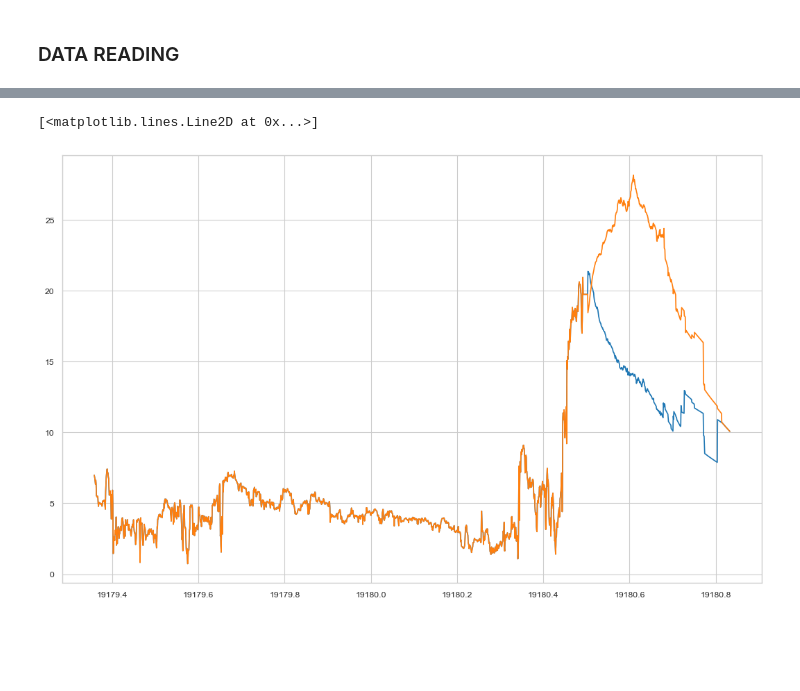
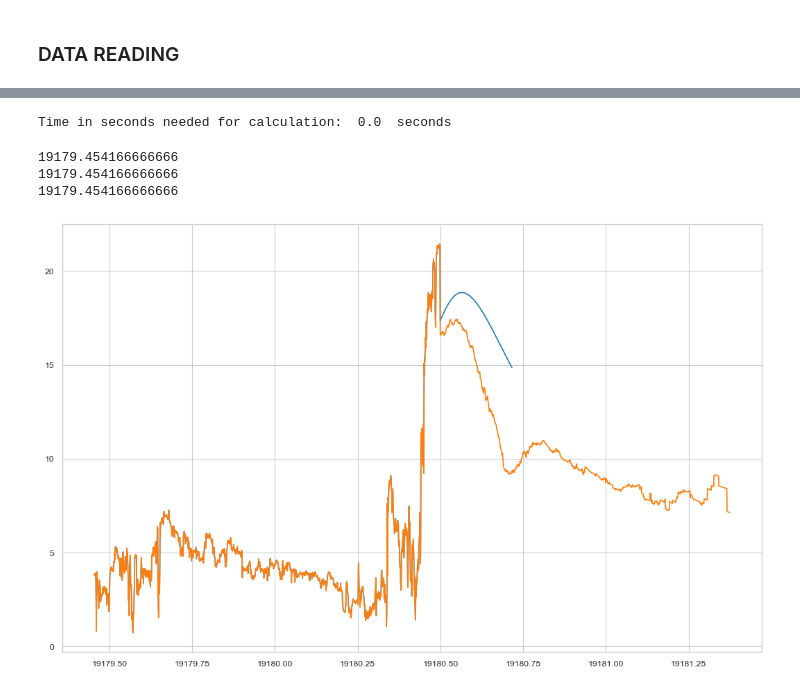
Before and after one commit to EvaWeiler/real-time, a Jupyter notebook: sub_l1_monitoring_real_time_3DCORE.ipynb, the cells around one changed output, grey strips where cells are left out. Saved outputs shown, nothing was run; the diff lists cells and outputs as text; code cells hidden in the pictures; blank space fills up the shorter version.

```diff
--- a/sub_l1_monitoring_real_time_3DCORE.ipynb
+++ b/sub_l1_monitoring_real_time_3DCORE.ipynb
@@ -99,2 +59,16 @@ print(time_dst[0], time_dst[-1])
+# %%
+#file = open('data_3DCORE/3dcore_dscovr_2024Oct10_fromlasttfit.pickle', 'rb')
+#file = open('data_3DCORE/3dcore_dscovr_2024Oct10_fromlasttfit_3.pickle', 'rb')
+
+file_fr = open('data_3DCORE/3dcore_dscovr_2022Jul07_fluxrope_65min.pickle', 'rb')
+time_dst, btt_dst, bxx_dst, byy_dst, bzz_dst, denss_dst, vell_dst = pickle.load(file_fr)
+
+file_err = open('data_3DCORE/3dcore_dscovr_2022Jul07_ensemble_65min.pickle', 'rb')
+time_sig, bt0_sig, bt1_sig, bx0_sig, bx1_sig, by0_sig, by1_sig, bz0_sig, bz1_sig, dens_sig, vel_sig = pickle.load(file_err)
+
+file_err2 = open('data_3DCORE/3dcore_dscovr_2022Jul07_ensemble_65min_2sig.pickle', 'rb')
+time_2sig, bt0_2sig, bt1_2sig, bx0_2sig, bx1_2sig, by0_2sig, by1_2sig, bz0_2sig, bz1_2sig, dens_2sig, vel_2sig = pickle.load(file_err2)
+
+year = time_dst[0].year
 # %%
 [olr, olr_header] = pickle.load(open('data_3DCORE/omni_1963_now.p', 'rb'))
@@ -355,4 +410,6 @@ if ensemble:
 # %%
+start_time_calculation = time.time()
+
 
 #for x in range(n_ensembles):
 
@@ -362,25 +419,32 @@ sc_fr_dst['dst'] = pred.calc_dst_temerin_li(sc_fr_dst['time'], sc_fr_dst['btot']
 sc_0['symh'] = pred.calc_dst_temerin_li(sc_0['time'], sc_0['btot'], sc_0['bx'], sc_0['by'], sc_0['bz'], sc_0['speed'], sc_0['speed'],sc_0['density'], dst1=-15, dst2=-6, dst3=-10, version='2006', linear_t_correction=True, minute_res=True)
 sc_0_dst['dst'] = pred.calc_dst_temerin_li(sc_0_dst['time'], sc_0_dst['btot'], sc_0_dst['bx'], sc_0_dst['by'], sc_0_dst['bz'], sc_0_dst['speed'], sc_0_dst['speed'],sc_0_dst['density'], dst1=-15, dst2=-6, dst3=-10, version='2006', linear_t_correction=True, minute_res=False)
 
+sc_0_2sig['symh'] = pred.calc_dst_temerin_li(sc_0_2sig['time'], sc_0_2sig['btot'], sc_0_2sig['bx'], sc_0_2sig['by'], sc_0_2sig['bz'], sc_0_2sig['speed'], sc_0_2sig['speed'],sc_0_2sig['density'], dst1=-15, dst2=-6, dst3=-10, version='2006', linear_t_correction=True, minute_res=True)
+sc_0_2sig_dst['dst'] = pred.calc_dst_temerin_li(sc_0_2sig_dst['time'], sc_0_2sig_dst['btot'], sc_0_2sig_dst['bx'], sc_0_2sig_dst['by'], sc_0_2sig_dst['bz'], sc_0_2sig_dst['speed'], sc_0_2sig_dst['speed'],sc_0_2sig_dst['density'], dst1=-15, dst2=-6, dst3=-10, version='2006', linear_t_correction=True, minute_res=False)
+
 sc_1['symh'] = pred.calc_dst_temerin_li(sc_1['time'], sc_1['btot'], sc_1['bx'], sc_1['by'], sc_1['bz'], sc_1['speed'], sc_1['speed'],sc_1['density'], dst1=-15, dst2=-6, dst3=-10, version='2006', linear_t_correction=True, minute_res=True)
 sc_1_dst['dst'] = pred.calc_dst_temerin_li(sc_1_dst['time'], sc_1_dst['btot'], sc_1_dst['bx'], sc_1_dst['by'], sc_1_dst['bz'], sc_1_dst['speed'], sc_1_dst['speed'],sc_1_dst['density'], dst1=-15, dst2=-6, dst3=-10, version='2006', linear_t_correction=True, minute_res=False)
 
+sc_1_2sig['symh'] = pred.calc_dst_temerin_li(sc_1_2sig['time'], sc_1_2sig['btot'], sc_1_2sig['bx'], sc_1_2sig['by'], sc_1_2sig['bz'], sc_1_2sig['speed'], sc_1_2sig['speed'], sc_1_2sig['density'], dst1=-15, dst2=-6, dst3=-10, version='2006', linear_t_correction=True, minute_res=True)
+sc_1_2sig_dst['dst'] = pred.calc_dst_temerin_li(sc_1_2sig_dst['time'], sc_1_2sig_dst['btot'], sc_1_2sig_dst['bx'], sc_1_2sig_dst['by'], sc_1_2sig_dst['bz'], sc_1_2sig_dst['speed'], sc_1_2sig_dst['speed'],sc_1_2sig_dst['density'], dst1=-15, dst2=-6, dst3=-10, version='2006', linear_t_correction=True, minute_res=False)
 
-#sc_0['symh']= np.mean(sta_symh, axis=0)
-#sc_0['dst_err_min']=np.mean(sta_symh,axis=0)-np.std(sta_symh, axis=0)
-#sc_0['dst_err_max']=np.mean(sta_symh,axis=0)+np.std(sta_symh, axis=0)
 
-#sc_0_dst['dst']= np.mean(sta_dst, axis=0)
-#sc_0_dst['dst_err_min']= np.mean(sta_dst, axis=0)-np.std(sta_dst, axis=0)
-#sc_0_dst['dst_err_max']= np.mean(sta_dst, axis=0)+np.std(sta_dst, axis=0)
+end_time_calculation = time.time()
 
-#end_time_calculation = time.time()
-
-#print('Time in seconds needed for calculation: ', round(end_time_calculation-start_time_calculation,1), ' seconds')
+print('Time in seconds needed for calculation: ', round(end_time_calculation-start_time_calculation,1), ' seconds')
+# %% [output]
+Time in seconds needed for calculation:  0.0  seconds
 # %%
 plt.figure(figsize=(13,8))
+plt.plot(sc_fr['time'], sc_fr['btot'])
 plt.plot(sc_0['time'], sc_0['btot'])
-plt.plot(sc_0['time'], sc_1['btot'])
+#plt.plot(sc_0['time'], sc_1['btot'])
+
+print(sc_fr['time'][0])
+print(sc_0['time'][0])
+print(sc_1['time'][0])
 # %% [output]
-[<matplotlib.lines.Line2D at 0x...>]
+19179.454166666666
+19179.454166666666
+19179.454166666666
-[figure, old version]
+[figure, new version]
```
Also changed, not shown: parts of 11 cells of this notebook.
